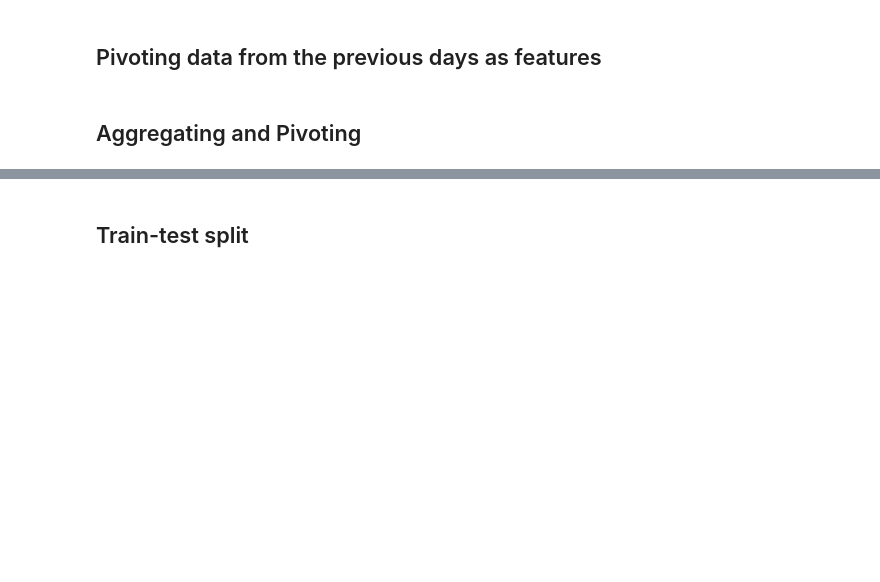
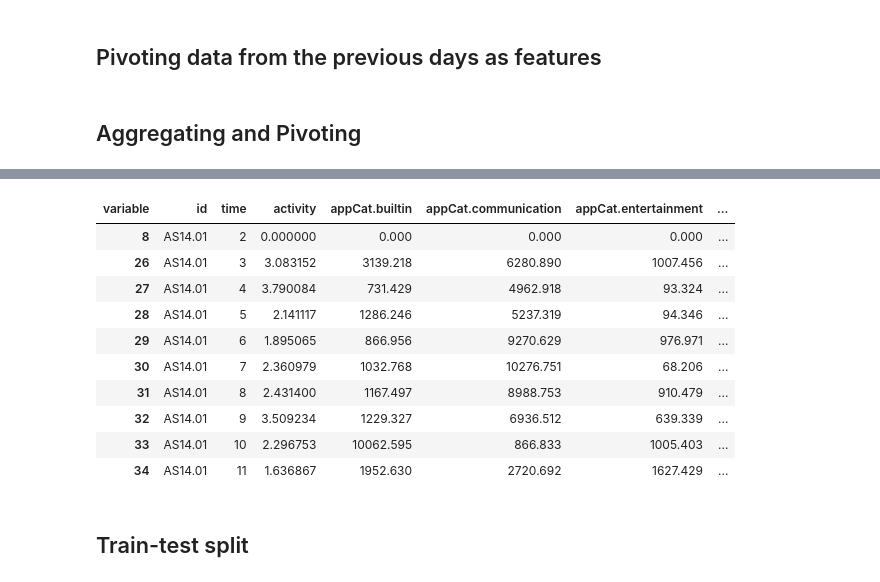
Before and after one commit to OlegBEZb/Data_Mining_assignment_1, a Jupyter notebook: Assignment_1.ipynb, the cells around one changed output, grey strips where cells are left out. Saved outputs shown, nothing was run; the diff lists cells and outputs as text; code cells hidden in the pictures; blank space fills up the shorter version.

```diff
--- a/Assignment_1.ipynb
+++ b/Assignment_1.ipynb
@@ -351,3 +393,17 @@ pivoted_df.head(10)
+# %%
+pivoted_df_daily.head(10)
+# %% [output]
+| variable | id | time | activity | appCat.builtin | appCat.communication | appCat.entertainment | ... |
+| 8 | AS14.01 | 2 | 0.000000 | 0.000 | 0.000 | 0.000 | ... |
+| 26 | AS14.01 | 3 | 3.083152 | 3139.218 | 6280.890 | 1007.456 | ... |
+| 27 | AS14.01 | 4 | 3.790084 | 731.429 | 4962.918 | 93.324 | ... |
+| 28 | AS14.01 | 5 | 2.141117 | 1286.246 | 5237.319 | 94.346 | ... |
+| 29 | AS14.01 | 6 | 1.895065 | 866.956 | 9270.629 | 976.971 | ... |
+| 30 | AS14.01 | 7 | 2.360979 | 1032.768 | 10276.751 | 68.206 | ... |
+| 31 | AS14.01 | 8 | 2.431400 | 1167.497 | 8988.753 | 910.479 | ... |
+| 32 | AS14.01 | 9 | 3.509234 | 1229.327 | 6936.512 | 639.339 | ... |
+| 33 | AS14.01 | 10 | 2.296753 | 10062.595 | 866.833 | 1005.403 | ... |
+| 34 | AS14.01 | 11 | 1.636867 | 1952.630 | 2720.692 | 1627.429 | ... |
 # %% [markdown]
 ## Train-test split
 # %%
```
Also changed, not shown: parts of 40 cells of this notebook.
